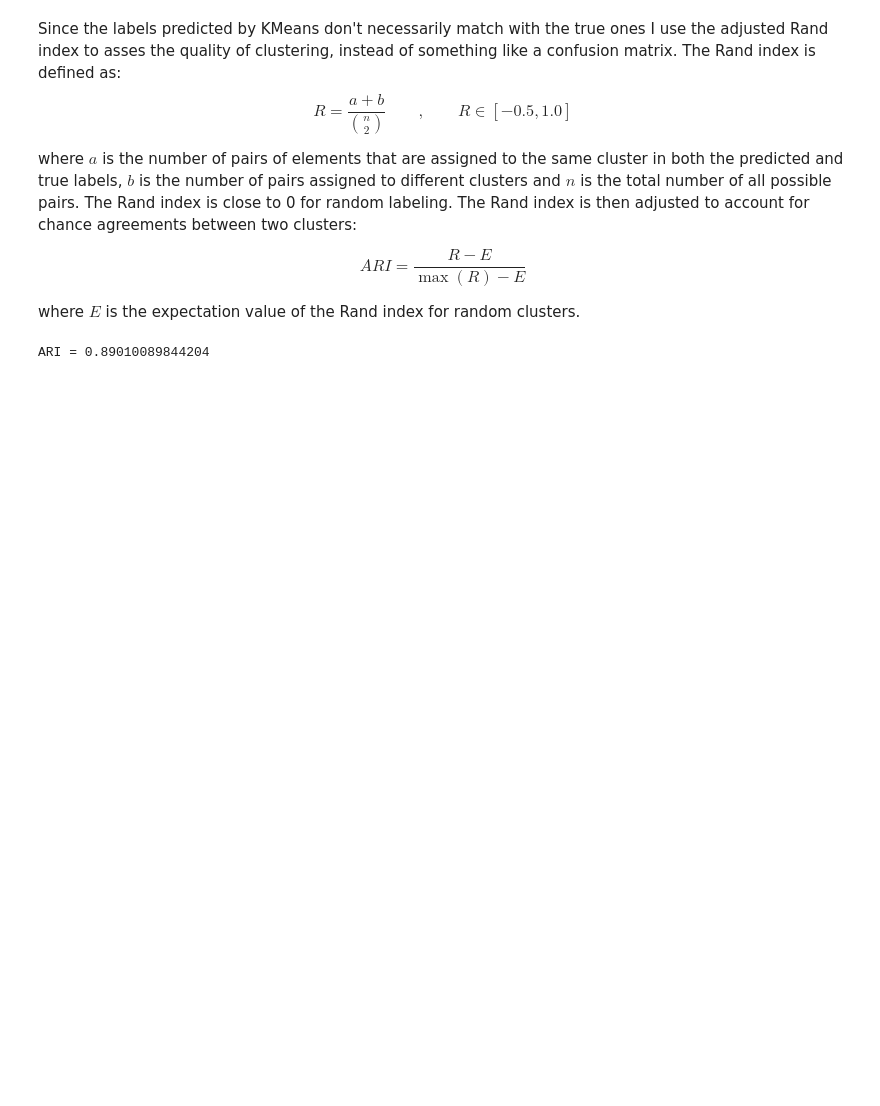
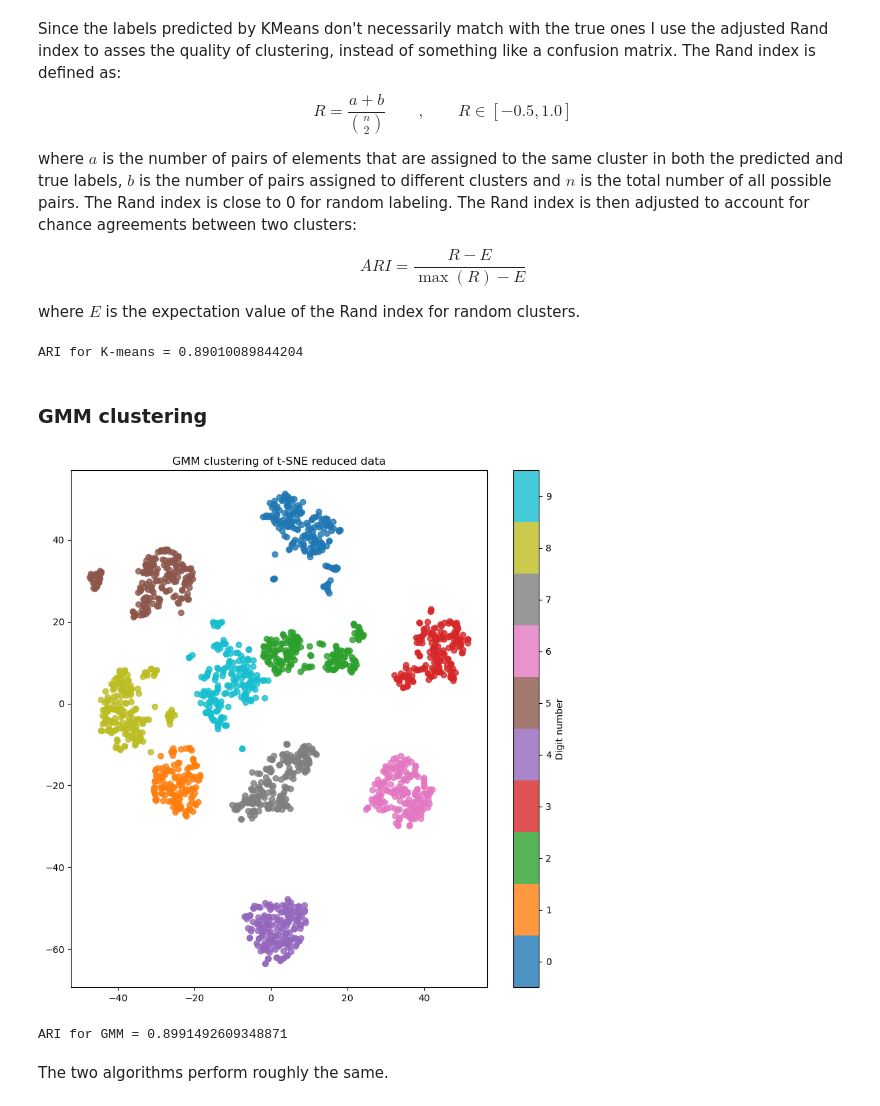
Before and after one commit to Giovanni-Ferron/astrostatistics_bicocca_2024, a Jupyter notebook: working/ex_L13.ipynb, the cells around one changed output. Drawn from its saved outputs; the diff is of its cells as text; code cells hidden in the pictures; blank space fills up the shorter version.

```diff
--- a/working/ex_L13.ipynb
+++ b/working/ex_L13.ipynb
@@ -216,6 +222,26 @@ $$
 
 where $E$ is the expectation value of the Rand index for random clusters.
 # %%
-print("ARI = " + str(adjusted_rand_score(labels, clusters)))
+print("ARI for K-means = " + str(adjusted_rand_score(labels, clusters)))
 # %% [output]
-ARI = 0.89010089844204
+ARI for K-means = 0.89010089844204
+# %% [markdown]
+### GMM clustering
+# %%
+gmm = GaussianMixture(n_components=10)
+gmm.fit(tsne_images)
+gmm_clusters = np.argmax(gmm.predict_proba(tsne_images), axis=1)
+# %%
+plt.figure(figsize=(10, 10))
+plt.scatter(tsne_images[:, 0], tsne_images[:, 1], c=gmm_clusters, cmap=clr.ListedColormap(colors), alpha=0.8)
+plt.title("GMM clustering of t-SNE reduced data")
+plt.colorbar(label="Digit number", ticks=range(0, 10))
+plt.clim(-0.5, 9.5)
+# %% [output]
+[figure, added]
+# %%
+print("ARI for GMM = " + str(adjusted_rand_score(labels, gmm_clusters)))
+# %% [output]
+ARI for GMM = 0.8991492609348871
+# %% [markdown]
+The two algorithms perform roughly the same.
```
Also changed, not shown: parts of 10 cells of this notebook, 1 other file.
